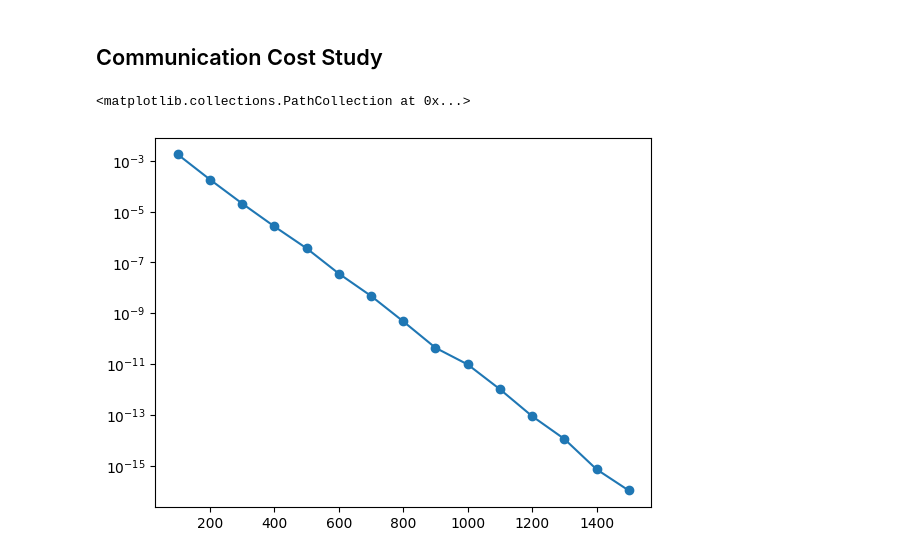
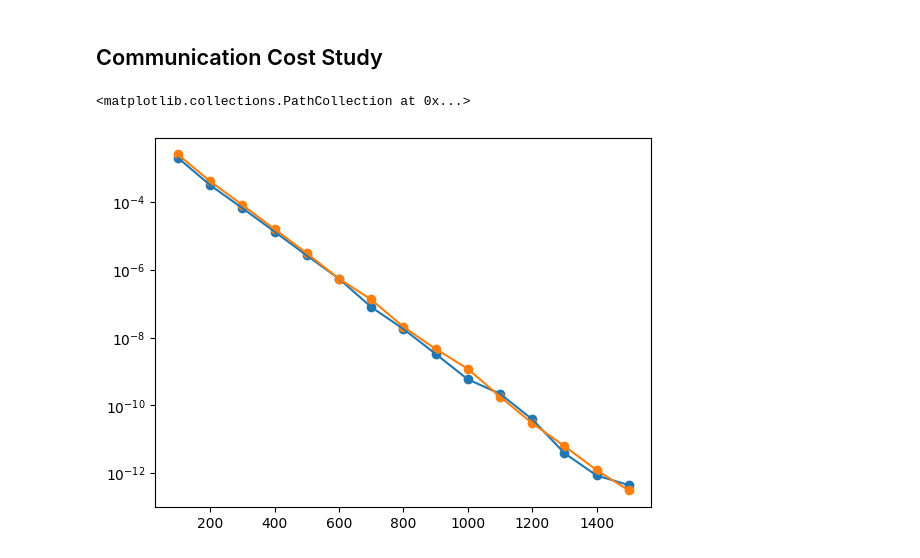
Before and after one commit to John-Zou-PEK/IROP_Broadcast, a Jupyter notebook: Broadcast_algo_file.ipynb, the cells around one changed output. Drawn from its saved outputs; the diff is of its cells as text; code cells hidden in the pictures.

```diff
--- a/Broadcast_algo_file.ipynb
+++ b/Broadcast_algo_file.ipynb
@@ -280,0 +283,17 @@ fig.set_dpi(600)
+# %%
+#A single step of the simulation
+
+def dep_update_step(x, adj_mat, gam_dict):
+    N = len(x)
+    i = np.random.randint(N, size=1)
+    gamma = np.random.uniform(0, gam_dict[i])
+    W_i = W_i_gen(i, adj_mat, gamma)
+    return np.matmul(W_i, x)
+# %%
+import numpy as np
+
+def simulate(x_0, adj_mat, gam_dict, time):
+    x_list = [x_0]
+    for t in range(1, time+1):
+        x_list.append(dep_update_step(x_list[-1], adj_mat, gam_dict))
+    return np.array(x_list)
@@ -281,5 +314,16 @@ fig.set_dpi(600)
 # %% [markdown]
 ## Communication Cost Study
+# %%
+N = 50
+R = 2*np.sqrt(np.log(N)/N)
+time = 1000
+gam = 1
+gamma = 0.5
+
+node_list = N_node_gen(N)
+adj_mat = adj_mat_gen(node_list, R)
+
+x_0 = np.random.random(N)
 # %%
 #The following generates data for investigating communication cost
 
@@ -288,7 +332,8 @@ import numpy as np
 k = 15
 
 steps = np.arange(100, k*100+1, 100)
-per_node_var = np.zeros(steps.shape, dtype=np.float64)
+per_node_var_weighted = np.zeros(steps.shape, dtype=np.float64)
+per_node_var_indep = np.zeros(steps.shape, dtype=np.float64)
 
 x_0 = np.random.random(N)
 J = 1/N * np.ones((N, N))
@@ -296,16 +341,22 @@ J = 1/N * np.ones((N, N))
 for _ in range(0, 100):
     for i in range(0, k):
         output = simulate(x_0, adj_mat, gamma, steps[i])[-1]
-        per_node_var[i] += np.linalg.norm(output - J @ output) / N
+        per_node_var_weighted[i] += np.linalg.norm(output - J @ output) / N
+        output_2 = indep_stoch_sim(x_0, adj_mat, gam, steps[i])[-1]
+        per_node_var_indep[i] += np.linalg.norm(output_2 - J @ output_2) / N
 
-per_node_var /= 100
+per_node_var_weighted /= 100
+per_node_var_indep /= 100
 # %%
 import matplotlib.pyplot as plt
 
 fig, ax = plt.subplots()
 
-ax.semilogy(steps, per_node_var)
-ax.scatter(steps, per_node_var)
+ax.semilogy(steps, per_node_var_weighted)
+ax.scatter(steps, per_node_var_weighted)
+
+ax.semilogy(steps, per_node_var_indep)
+ax.scatter(steps, per_node_var_indep)
 # %% [output]
 <matplotlib.collections.PathCollection at 0x...>
-[figure, old version]
+[figure, new version]
```
Also changed, not shown: parts of 2 cells of this notebook.
